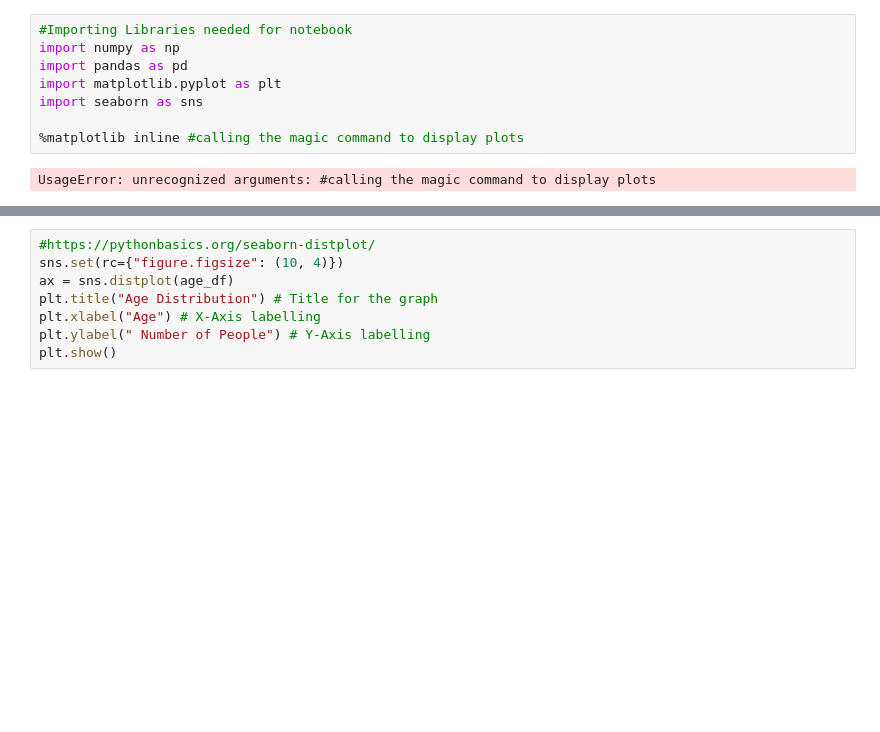
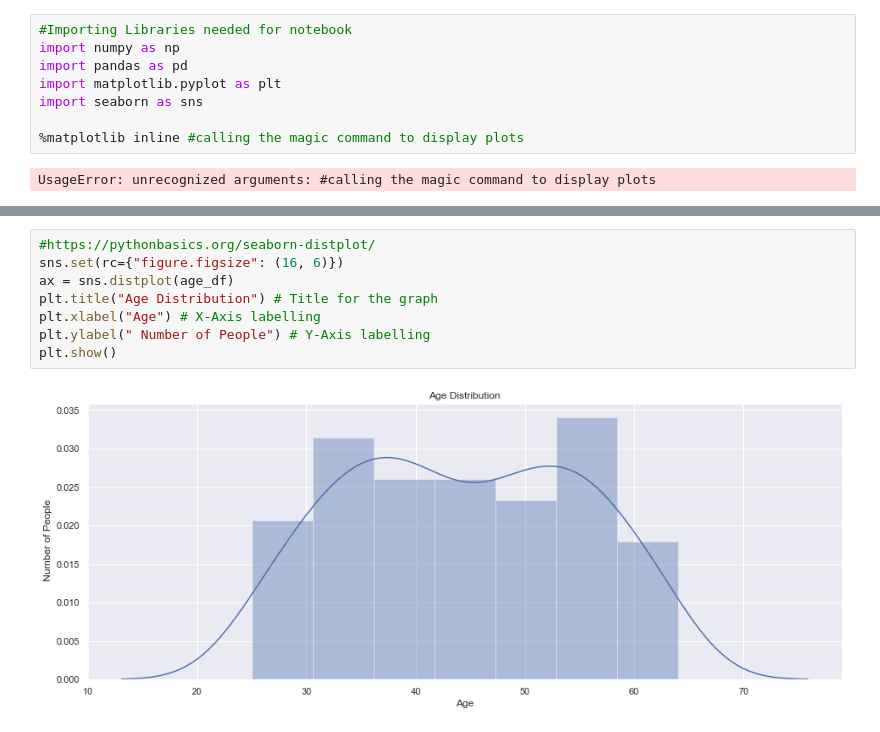
Before and after one commit to martinaobrien/GMIT-Programme-for-Data-Analysis-Project---Simulation, a Jupyter notebook: GMIT-Programme-for-Data-Analysis-Project---Simulation.ipynb, the cells around one changed output, grey strips where cells are left out. Saved outputs shown, nothing was run; the diff lists cells and outputs as text; blank space fills up the shorter version.

Commit message:
Updated Table of Content, Added New Charts and Made Titles more consistent.

```diff
--- a/GMIT-Programme-for-Data-Analysis-Project---Simulation.ipynb
+++ b/GMIT-Programme-for-Data-Analysis-Project---Simulation.ipynb
@@ -156,9 +231,11 @@ sns.countplot('Age', data= age_df)
 # %%
 #https://pythonbasics.org/seaborn-distplot/
-sns.set(rc={"figure.figsize": (10, 4)})
+sns.set(rc={"figure.figsize": (16, 6)})
 ax = sns.distplot(age_df)
 plt.title("Age Distribution") # Title for the graph
 plt.xlabel("Age") # X-Axis labelling
 plt.ylabel(" Number of People") # Y-Axis labelling
 plt.show()
+# %% [output]
+[figure, added]
 # %%
```
Also changed, not shown: parts of 54 cells of this notebook.
